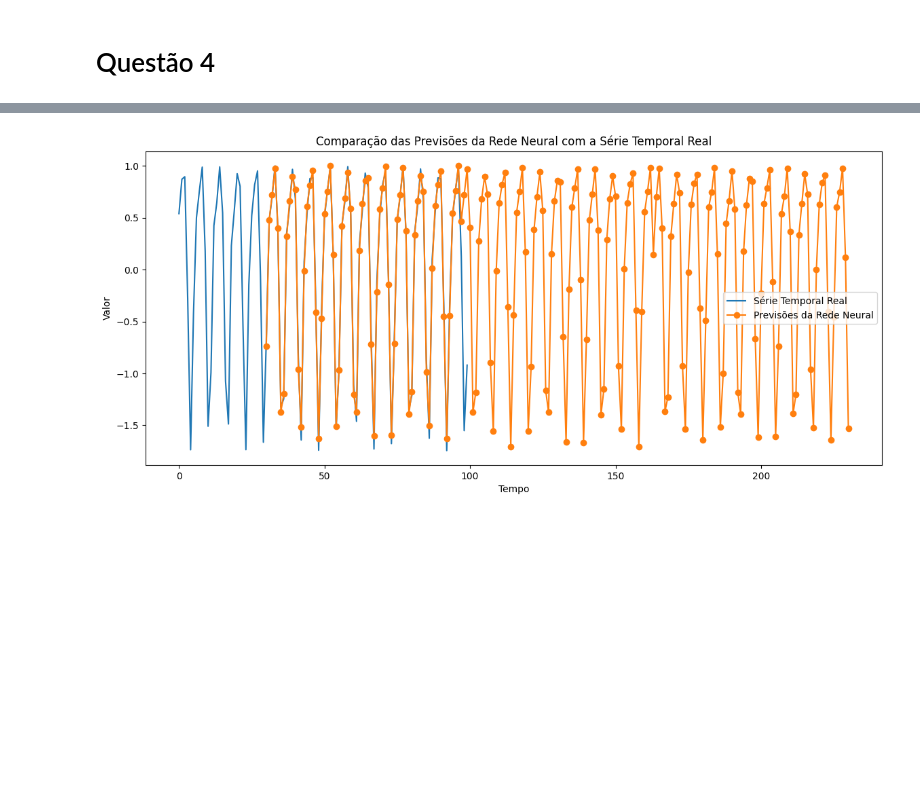
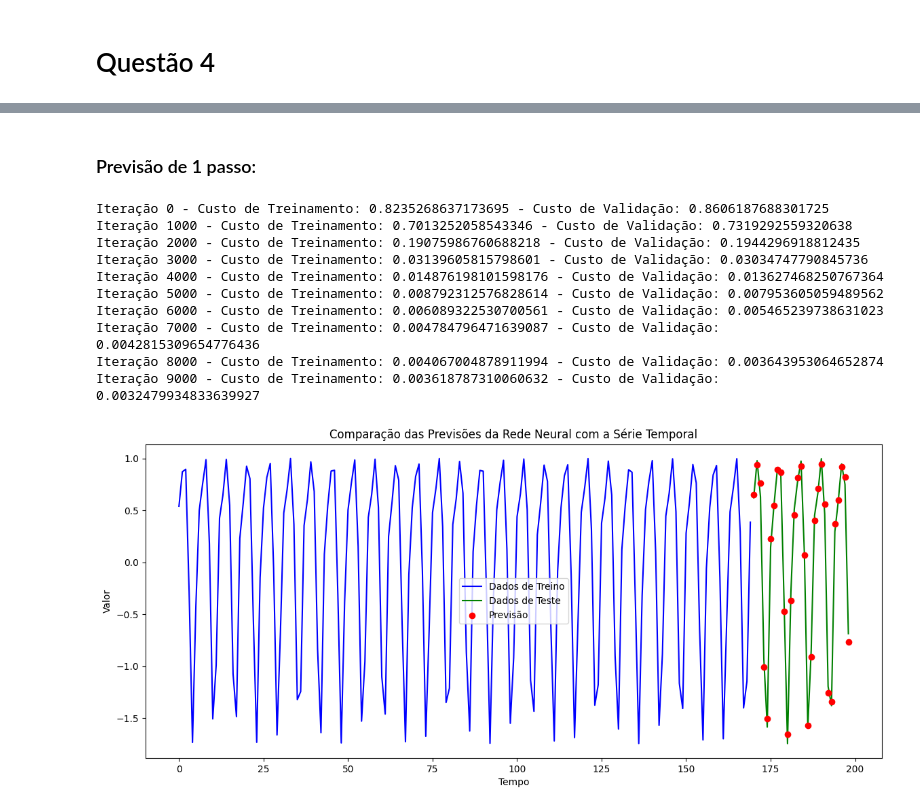
Before and after one commit to ArthurrCr/DEEP-LEARNING, a Jupyter notebook: [DL] 1A Lista_.ipynb, the cells around one changed output, grey strips where cells are left out. Saved outputs shown, nothing was run; the diff lists cells and outputs as text; code cells hidden in the pictures; blank space fills up the shorter version.

```diff
--- a/[DL] 1A Lista_.ipynb
+++ b/[DL] 1A Lista_.ipynb
@@ -894,3 +828,0 @@ plt.show()
-# %%
-X = X.T
-X.shape
@@ -899,3 +828,0 @@ X.shape
-# %%
-Y = Y.T
-Y.shape
@@ -957,32 +828,0 @@ Custo após iteração 19000: 0.012652322070226785
-# %%
-# Previsões com a rede neural treinada
-def predict(X, parameters):
-    AL, _ = L_model_forward(X, parameters, hidden_activation='relu', output_activation='linear')
-    return AL
-
-# Fazendo previsões
-predictions = predict(X, trained_parameters)
-
-# Plotando as previsões
-plt.figure(figsize=(14, 6))
-
-# Plotando a série temporal real
-plt.plot(time_steps, data, label='Série Temporal Real')
-
-# Preparando os dados de previsão para plotagem
-# Como temos 87 conjuntos de previsões de 3 pontos cada, precisamos "achatar" isso em um único array
-prediction_points = predictions.flatten()
-
-# Os pontos de previsão devem ser alinhados com os pontos na série temporal após a janela de entrada K
-prediction_time_steps = np.arange(K, K + prediction_points.size)
-
-# Plotando as previsões
-plt.plot(prediction_time_steps, prediction_points, 'o-', label='Previsões da Rede Neural')
-
-plt.title('Comparação das Previsões da Rede Neural com a Série Temporal Real')
-plt.xlabel('Tempo')
-plt.ylabel('Valor')
-plt.legend()
-plt.show()
-# %% [output]
-[figure, removed]
@@ -988,0 +939,16 @@ plt.show()
+# %% [markdown]
+### Previsão de 1 passo:
+# %%
+predictions, Y_test = run_model(N=200, K=10, p=1, learning_rate=0.1, n_iterations=10000)
+# %% [output]
+Iteração 0 - Custo de Treinamento: 0.8235268637173695 - Custo de Validação: 0.8606187688301725
+Iteração 1000 - Custo de Treinamento: 0.7013252058543346 - Custo de Validação: 0.7319292559320638
+Iteração 2000 - Custo de Treinamento: 0.19075986760688218 - Custo de Validação: 0.1944296918812435
+Iteração 3000 - Custo de Treinamento: 0.03139605815798601 - Custo de Validação: 0.03034747790845736
+Iteração 4000 - Custo de Treinamento: 0.014876198101598176 - Custo de Validação: 0.013627468250767364
+Iteração 5000 - Custo de Treinamento: 0.008792312576828614 - Custo de Validação: 0.007953605059489562
+Iteração 6000 - Custo de Treinamento: 0.006089322530700561 - Custo de Validação: 0.005465239738631023
+Iteração 7000 - Custo de Treinamento: 0.004784796471639087 - Custo de Validação: 0.0042815309654776436
+Iteração 8000 - Custo de Treinamento: 0.004067004878911994 - Custo de Validação: 0.003643953064652874
+Iteração 9000 - Custo de Treinamento: 0.003618787310060632 - Custo de Validação: 0.0032479934833639927
+[figure, added]
```
Also changed, not shown: parts of 14 cells of this notebook.
